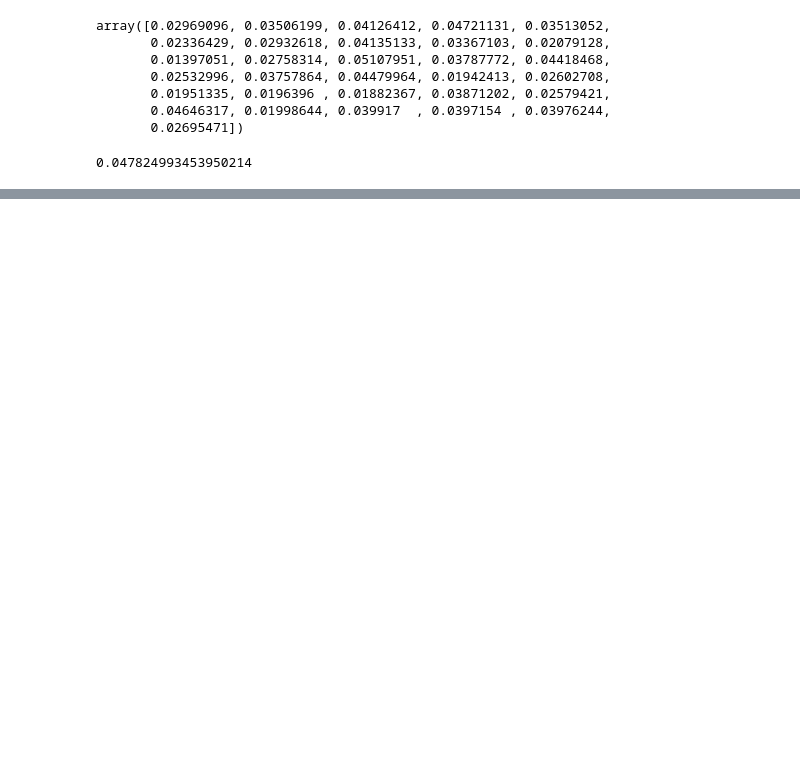
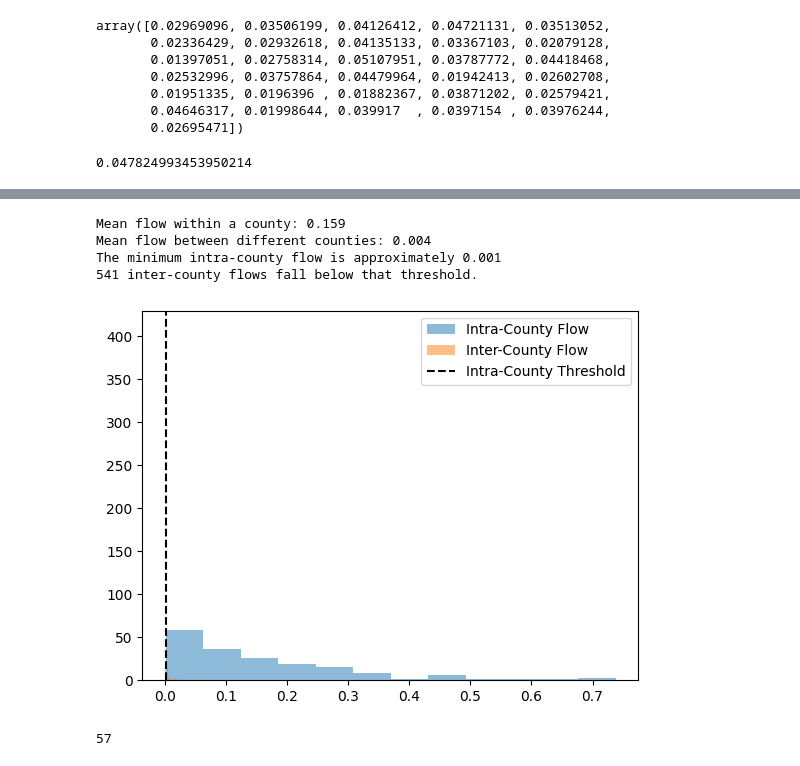
Before and after one commit to lesliebinbin/bootstrap-data-science, a Jupyter notebook: session19_new_thing.ipynb, the cells around one changed output, grey strips where cells are left out. Cells and saved outputs as stored; diff of their text form; code cells hidden in the pictures; blank space fills up the shorter version.

```diff
--- a/session19_new_thing.ipynb
+++ b/session19_new_thing.ipynb
@@ -181,0 +261,9 @@ centrality
+# %%
+flow_matrix = inflate(flow_matrix @ flow_matrix)
+compare_flow_distributions()
+# %% [output]
+Mean flow within a county: 0.159
+Mean flow between different counties: 0.004
+The minimum intra-county flow is approximately 0.001
+541 inter-county flows fall below that threshold.
+[figure, added]
@@ -181,0 +275,4 @@ centrality
+# %%
+len(suspected_inter_county)
+# %% [output]
+57
```
Also changed, not shown: parts of 53 cells of this notebook.
